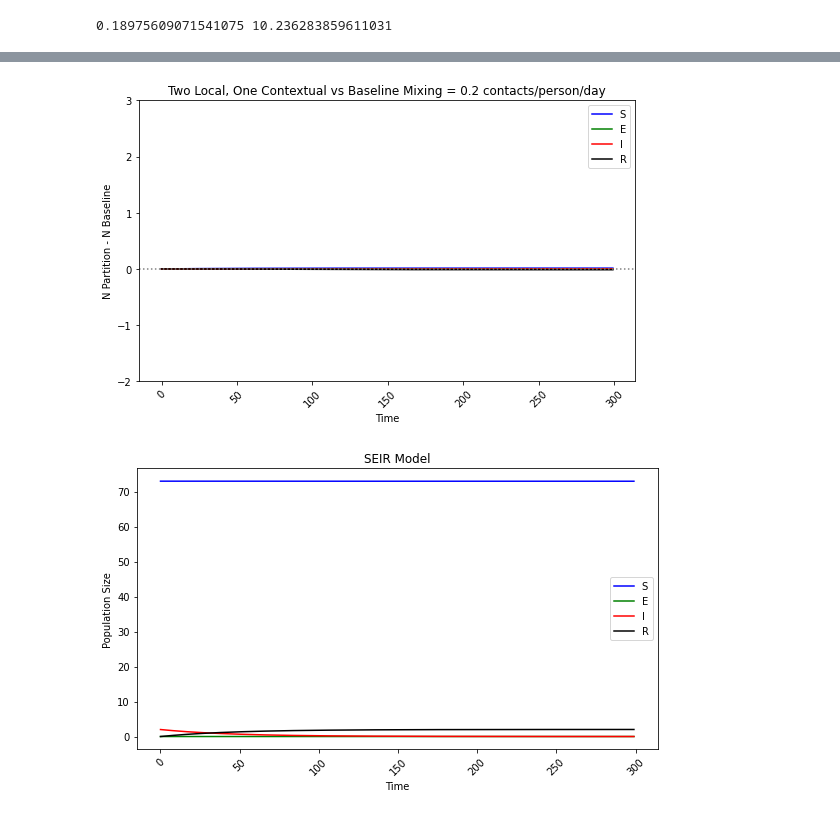
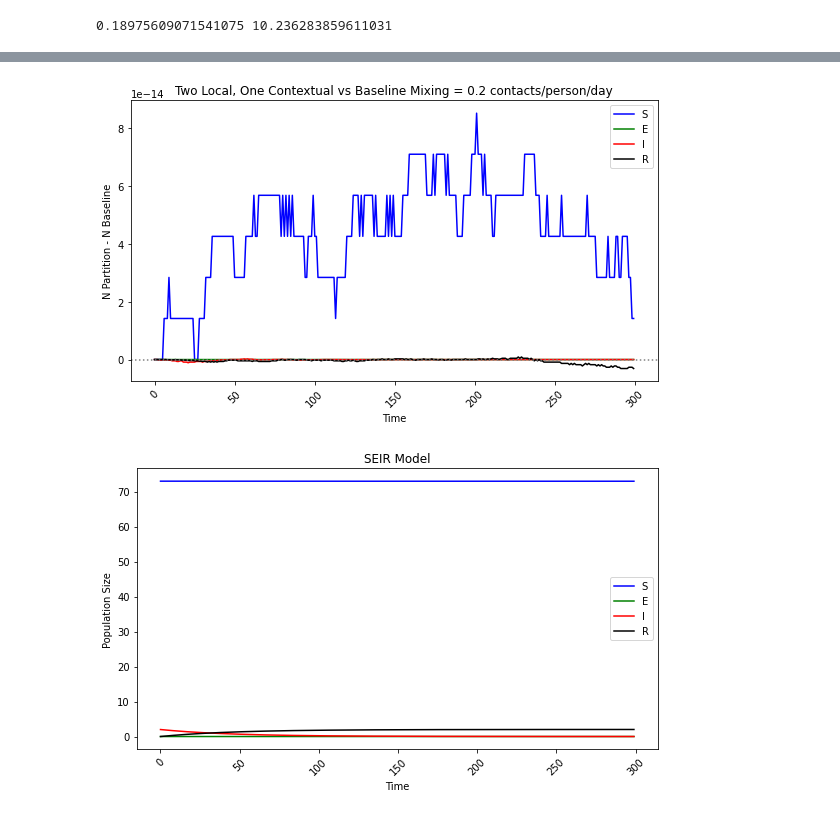
Before and after one commit to UT-Covid/SEIR_Example, a Jupyter notebook: ProbabilisticContactPartitionValidation.ipynb, the cells around one changed output, grey strips where cells are left out. Cells and saved outputs as stored; diff of their text form; code cells hidden in the pictures.

```diff
--- a/ProbabilisticContactPartitionValidation.ipynb
+++ b/ProbabilisticContactPartitionValidation.ipynb
@@ -12,6 +12,10 @@ requirements for model run
 - baseline contact
 - starting population sizes
 - epi params
+# %%
+# validation tolerances:
+abs_tol = 0.001 #0.001 max persons difference
+rel_tol = 0.0005 #0.05% max difference
 # %%
 params_template = {
   "mu": 0.0,
@@ -30,7 +34,8 @@ params_template = {
   "stochastic": "False",
   "n_age": 2,
   "n_nodes": 2,
-  "sim_idx": 0 # single deterministic run
+  "sim_idx": 0, # single deterministic run
+  "interval_per_day": 10
 }
 # %%
 travel = pd.read_csv('inputs/travel2.csv')
@@ -137,7 +142,8 @@ ref_params = {
   "stochastic": "False",
   "n_age": 2,
   "n_nodes": 1,
-  "sim_idx": 0
+  "sim_idx": 0,
+  "interval_per_day": 10
 }
 # %%
 ref_model = SEIR(ref_params)
@@ -340,26 +340,26 @@ daily_per_capita_contacts            0.189756
 Name: 1, dtype: object
 # %%
-ds_min, de_min, di_min, dr_min = test_partition(test_min_model, ref_min_model, atol=0.1, rtol=0.1)
+ds_min, de_min, di_min, dr_min = test_partition(test_min_model, ref_min_model, atol=abs_tol, rtol=rel_tol)
 # %%
 fig, ax = plt.subplots(1, 1, figsize=(8, 5))
 
 ds_min.plot(ax=ax, color='b')
 de_min.plot(ax=ax, color='g')
 di_min.plot(ax=ax, color='r')
 dr_min.plot(ax=ax, color='k')
 
 plt.legend(("S", "E", "I", "R"), loc=0)
 plt.ylabel("N Partition - N Baseline")
 plt.xlabel("Time")
 plt.xticks(rotation=45)
 plt.title("Two Local, One Contextual vs Baseline Mixing = 0.2 contacts/person/day")
 plt.tight_layout()
-ax.set_ylim(-2,3)
+#ax.set_ylim(-2,3)
 plt.axhline(y=0, c='gray', ls='dotted')
 
 plt.show()
 # %% [output]
-[figure, old version]
+[figure, new version]
 # %%
 ref_min_model.plot_timeseries()
 # %% [output]
```
Also changed, not shown: parts of 30 cells of this notebook.
